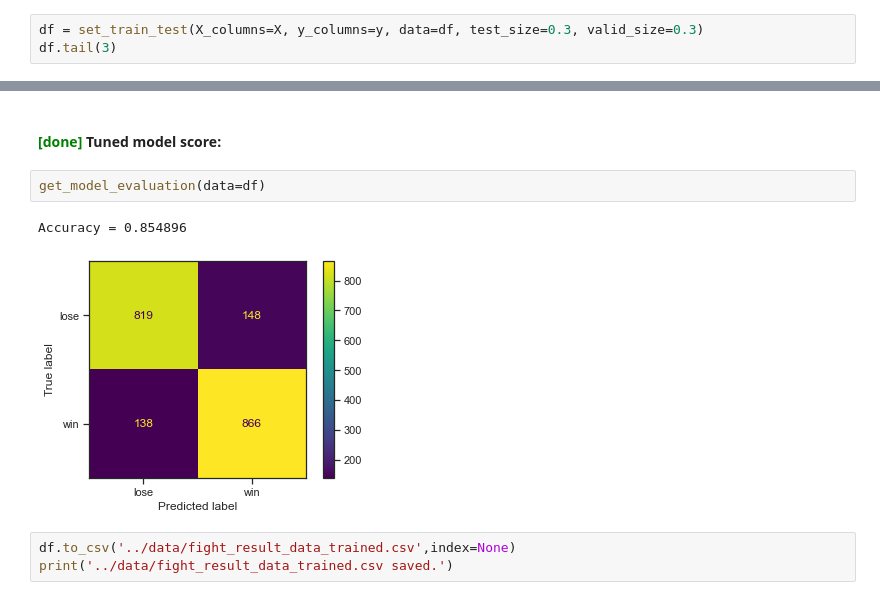
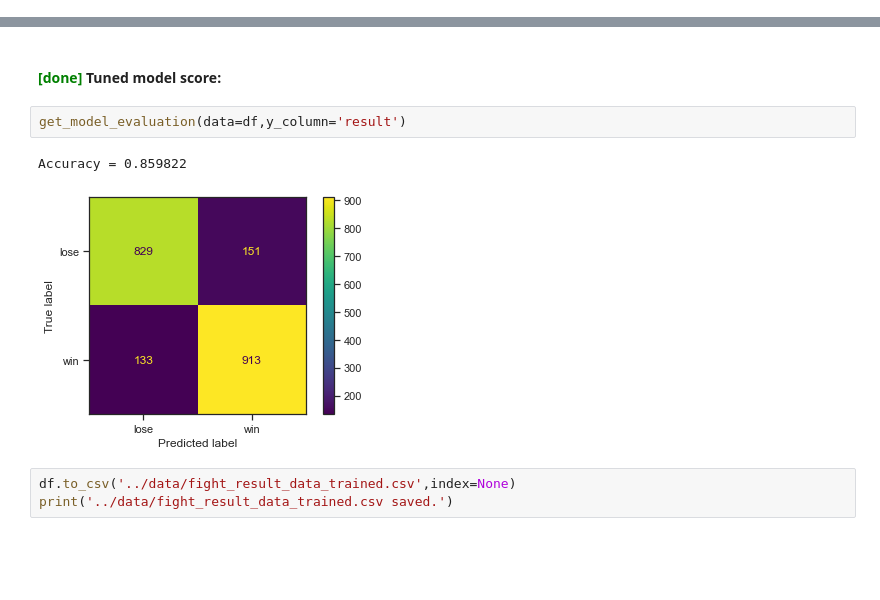
Before and after one commit to sagi778/ufc_fights_Predictor, a Jupyter notebook: notebooks/result_model_training.ipynb, the cells around one changed output, grey strips where cells are left out. Saved outputs shown, nothing was run; the diff lists cells and outputs as text; blank space fills up the shorter version.

```diff
--- a/notebooks/result_model_training.ipynb
+++ b/notebooks/result_model_training.ipynb
@@ -47,6 +47,3 @@ df.tail(3)
 | 6828 | validation | 2017-07-29 | Drew Dober | Joshua Burkman | KO/TKO:Punch | 1.34476 | 0.123128 | -0.018213 | 0.008337 | -1.012090 | ... |
 # %% [markdown]
 ## <span style='color:green'> **[done]** </span> Random forest classifier model training:
-# %%
-df = set_train_test(X_columns=X, y_columns=y, data=df, test_size=0.3, valid_size=0.3)
-df.tail(3)
@@ -132,10 +123,10 @@ df.tail(3)
 # %% [markdown]
 #### <span style='color:green'> **[done]** </span> Tuned model score:
 # %%
-get_model_evaluation(data=df)
+get_model_evaluation(data=df,y_column='result')
 # %% [output]
-Accuracy = 0.854896
+Accuracy = 0.859822
-[figure, old version]
+[figure, new version]
 # %%
 df.to_csv('../data/fight_result_data_trained.csv',index=None)
 print('../data/fight_result_data_trained.csv saved.')
```
Also changed, not shown: parts of 8 cells of this notebook, 2 other files.
